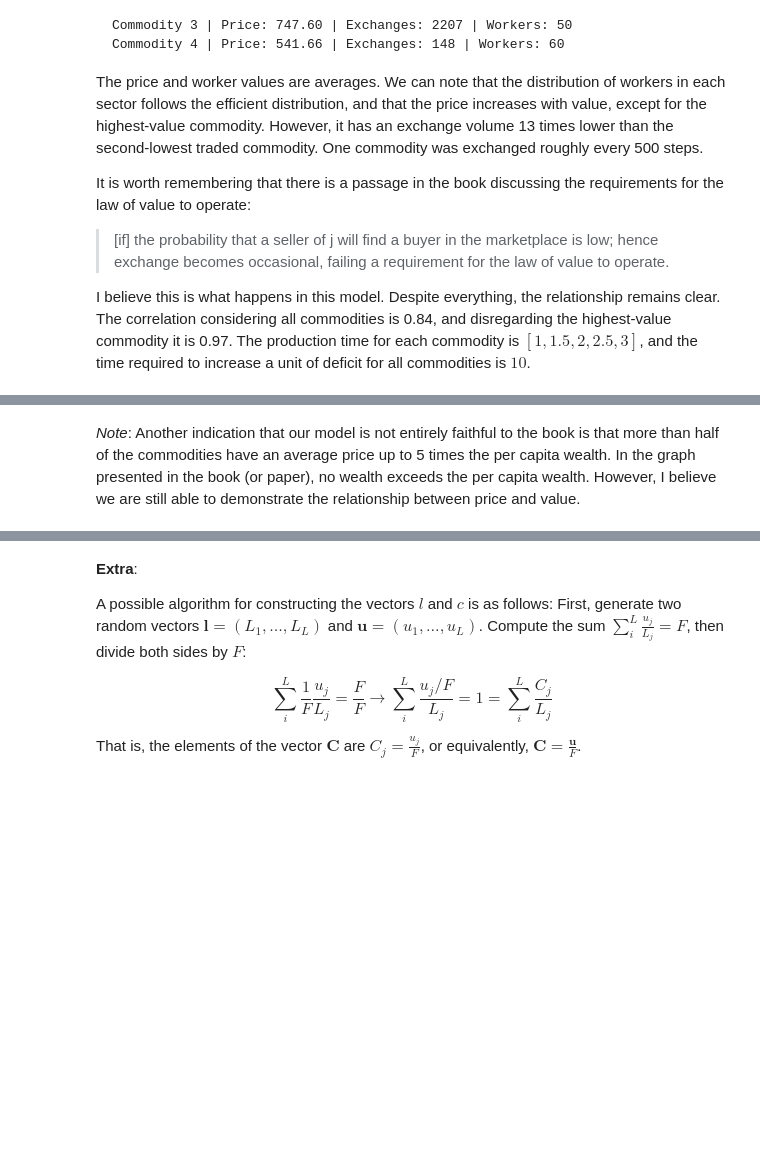
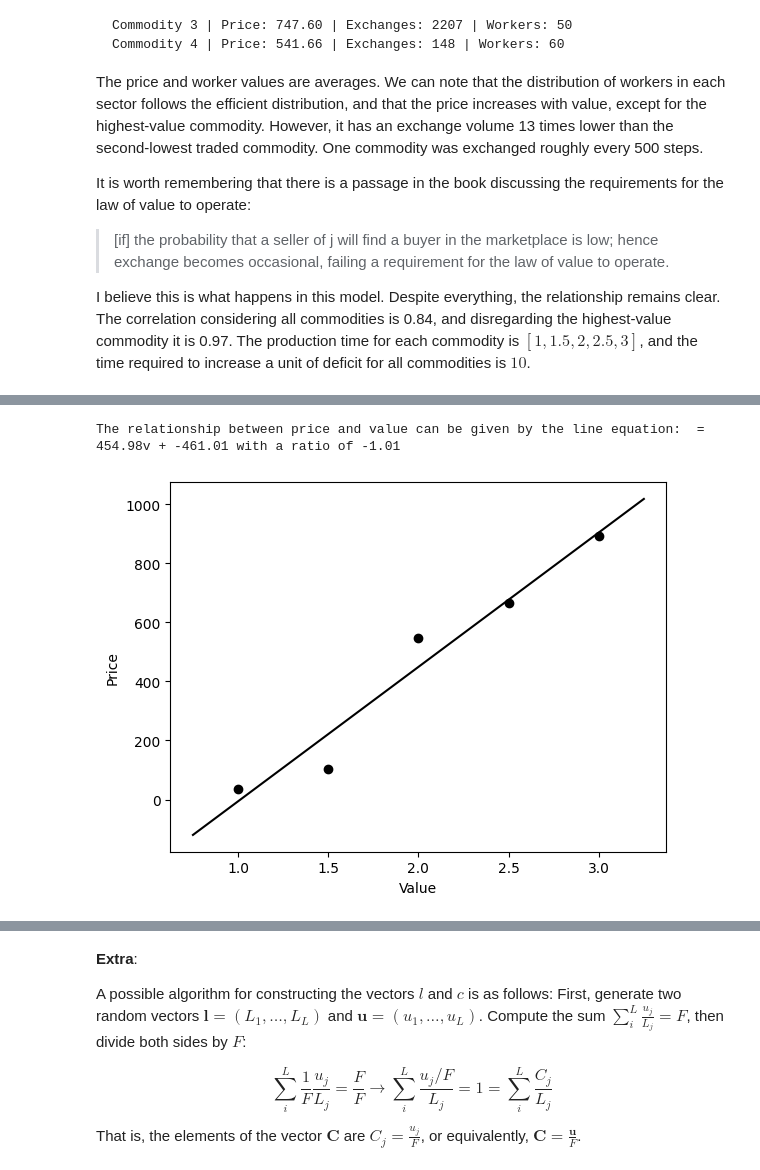
Before and after one commit to jdansb/Econophysics, a Jupyter notebook: aproximacao_estatistica_da_lei_do_valor_ABM.ipynb, the cells around one changed output, grey strips where cells are left out. Saved outputs shown, nothing was run; the diff lists cells and outputs as text; code cells hidden in the pictures; blank space fills up the shorter version.

```diff
--- a/aproximacao_estatistica_da_lei_do_valor_ABM.ipynb
+++ b/aproximacao_estatistica_da_lei_do_valor_ABM.ipynb
@@ -238,2 +238,15 @@ pv=[x*MELT for x in preco]
-# %% [markdown]
-*Note*: Another indication that our model is not entirely faithful to the book is that more than half of the commodities have an average price up to 5 times the per capita wealth. In the graph presented in the book (or paper), no wealth exceeds the per capita wealth. However, I believe we are still able to demonstrate the relationship between price and value.
+# %%
+import matplotlib.pyplot as plt
+import numpy as np
+preco=[36.69,101.88,547.72,666.68,891.73]
+valor=[1,1.5,2,2.5,3]
+a, b = np.polyfit(valor, preco, 1)
+print(f"The relationship between price and value can be given by the line equation:  = {a:.2f}v + {b:.2f} with a ratio of {b/a:.2f}")
+plt.plot(valor,preco,'ok')
+plt.plot([0.75,3.25],[0.75*a+b,3.25*a+b],'-k')
+plt.xlabel('Value')
+plt.ylabel('Price')
+plt.show()
+# %% [output]
+The relationship between price and value can be given by the line equation:  = 454.98v + -461.01 with a ratio of -1.01
+[figure, added]
```
Also changed, not shown: parts of 3 cells of this notebook.
